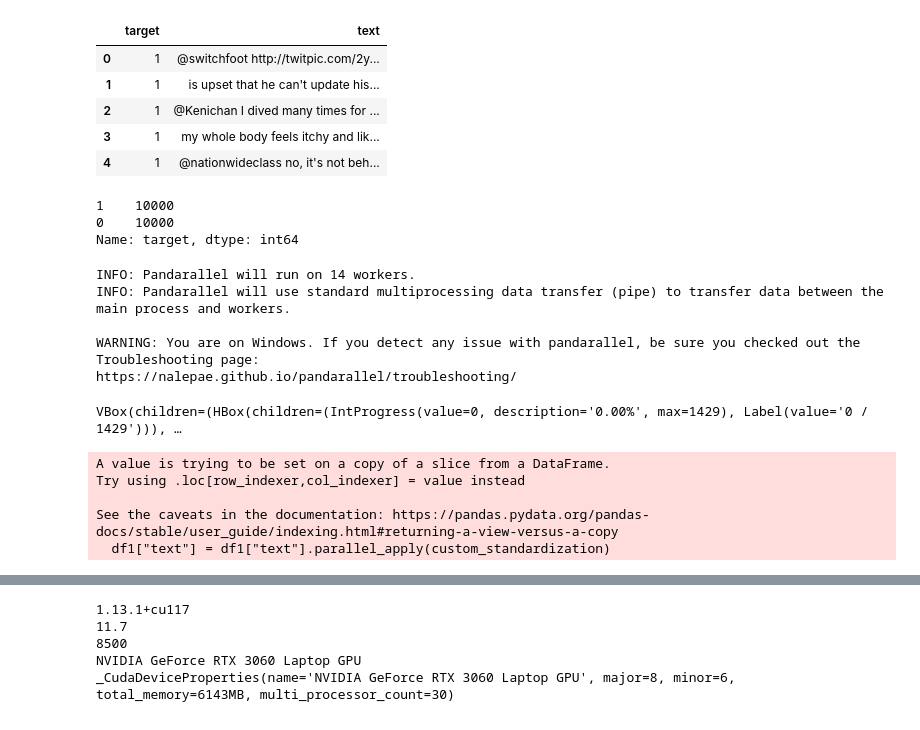
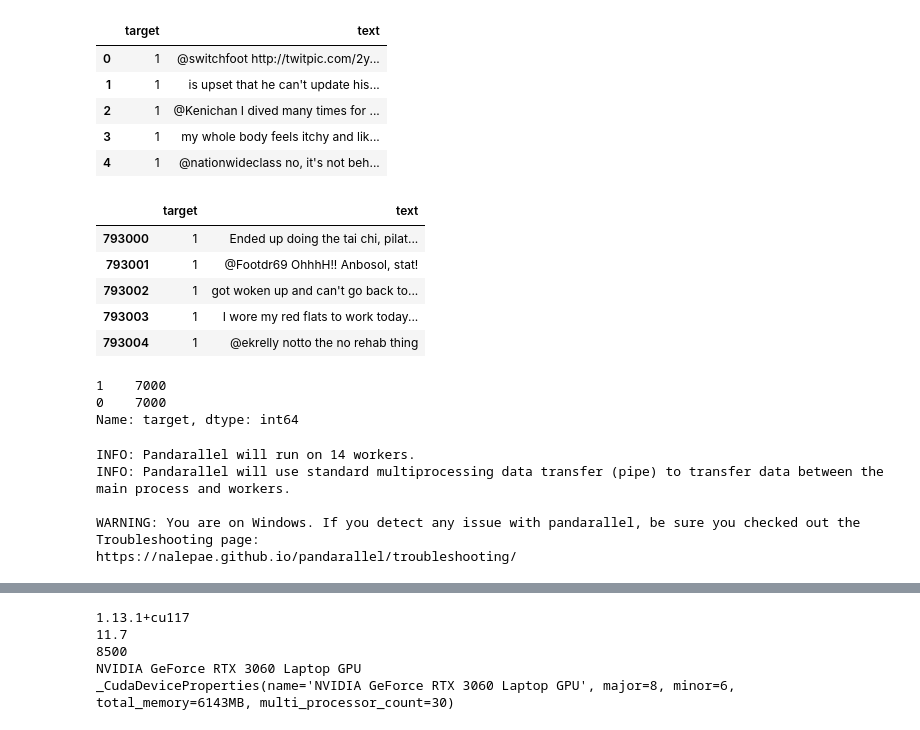
Before and after one commit to vishal-parameswaran/Suicidal_Intent_NLP_Classifier, a Jupyter notebook: BERT.ipynb, the cells around one changed output, grey strips where cells are left out. Drawn from its saved outputs; the diff is of its cells as text; code cells hidden in the pictures.

```diff
--- a/BERT.ipynb
+++ b/BERT.ipynb
@@ -15,13 +18,21 @@ df.head()
 # %%
 from sklearn.model_selection import train_test_split
 # df1 = df[799900:800100]
-df1 = df[790000:-790000]
-train_df, test_df = train_test_split(df1, test_size=0.2, random_state = 42)
+df1 = df[793000:-793000]
+# df1 = df
+df1.head()
+# %% [output]
+|  | target | text |
+| 793000 | 1 | Ended up doing the tai chi, pilat... |
+| 793001 | 1 | @Footdr69 OhhhH!! Anbosol, stat! |
+| 793002 | 1 | got woken up and can't go back to... |
+| 793003 | 1 | I wore my red flats to work today... |
+| 793004 | 1 | @ekrelly notto the no rehab thing |
 # %%
 df1['target'].value_counts()
 # %% [output]
-1    10000
-0    10000
+1    7000
+0    7000
 Name: target, dtype: int64
 # %%
 from pandarallel import pandarallel
@@ -41,9 +65,0 @@ def custom_standardization(input_data):
-# %%
-df1["text"] = df1["text"].parallel_apply(custom_standardization)
-# %% [output]
-VBox(children=(HBox(children=(IntProgress(value=0, description='0.00%', max=1429), Label(value='0 / 1429'))), …
-A value is trying to be set on a copy of a slice from a DataFrame.
-Try using .loc[row_indexer,col_indexer] = value instead
-
-See the caveats in the documentation: https://pandas.pydata.org/pandas-docs/stable/user_guide/indexing.html#returning-a-view-versus-a-copy
-  df1["text"] = df1["text"].parallel_apply(custom_standardization)
```
Also changed, not shown: parts of 17 cells of this notebook.
